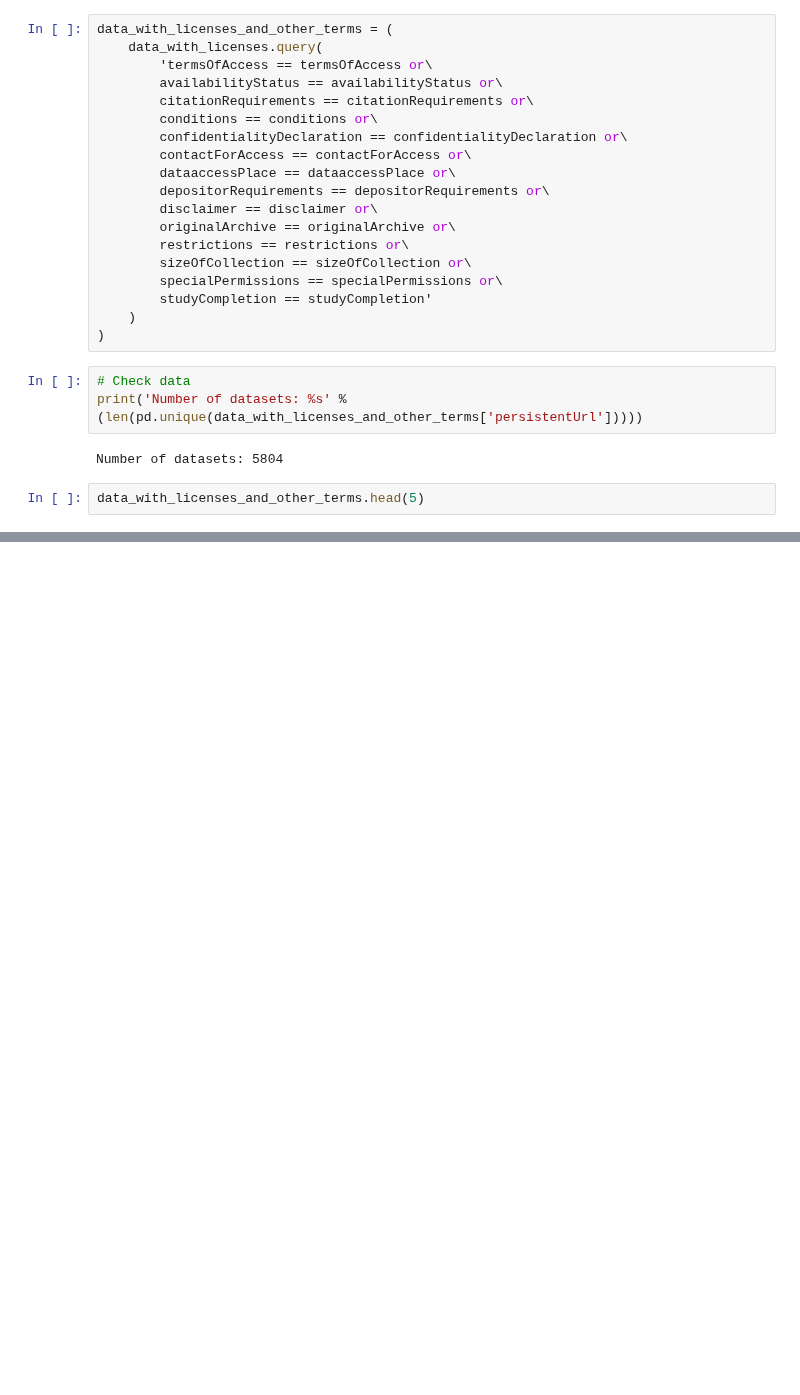
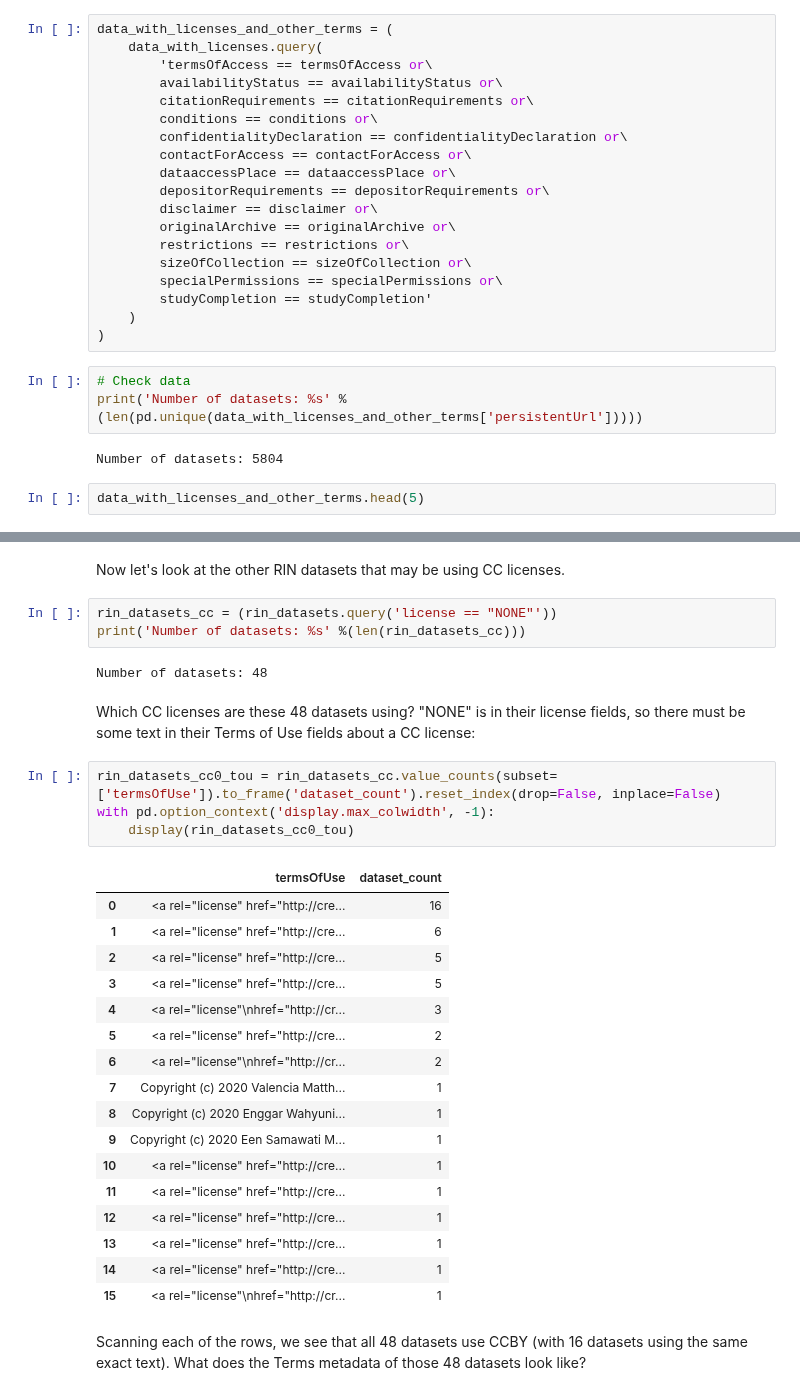
Before and after one commit to jggautier/ux-research-data-analysis, a Jupyter notebook: notebooks/Terms metadata in Dataverse repositories/Terms metadata in Dataverse repositories.ipynb, the cells around one changed output, grey strips where cells are left out. Cells and saved outputs as stored; diff of their text form; blank space fills up the shorter version.

```diff
--- a/notebooks/Terms metadata in Dataverse repositories/Terms metadata in Dataverse repositories.ipynb
+++ b/notebooks/Terms metadata in Dataverse repositories/Terms metadata in Dataverse repositories.ipynb
@@ -213,0 +256,33 @@ studyCompletion: 0
+# %% [markdown]
+Now let's look at the other RIN datasets that may be using CC licenses.
+# %%
+rin_datasets_cc = (rin_datasets.query('license == "NONE"'))
+print('Number of datasets: %s' %(len(rin_datasets_cc)))
+# %% [output]
+Number of datasets: 48
+# %% [markdown]
+Which CC licenses are these 48 datasets using? "NONE" is in their license fields, so there must be some text in their Terms of Use fields about a CC license:
+# %%
+rin_datasets_cc0_tou = rin_datasets_cc.value_counts(subset=['termsOfUse']).to_frame('dataset_count').reset_index(drop=False, inplace=False)
+with pd.option_context('display.max_colwidth', -1):
+    display(rin_datasets_cc0_tou)
+# %% [output]
+|  | termsOfUse | dataset_count |
+| 0 | <a rel="license" href="http://cre... | 16 |
+| 1 | <a rel="license" href="http://cre... | 6 |
+| 2 | <a rel="license" href="http://cre... | 5 |
+| 3 | <a rel="license" href="http://cre... | 5 |
+| 4 | <a rel="license"\nhref="http://cr... | 3 |
+| 5 | <a rel="license" href="http://cre... | 2 |
+| 6 | <a rel="license"\nhref="http://cr... | 2 |
+| 7 | Copyright (c) 2020 Valencia Matth... | 1 |
+| 8 | Copyright (c) 2020 Enggar Wahyuni... | 1 |
+| 9 | Copyright (c) 2020 Een Samawati M... | 1 |
+| 10 | <a rel="license" href="http://cre... | 1 |
+| 11 | <a rel="license" href="http://cre... | 1 |
+| 12 | <a rel="license" href="http://cre... | 1 |
+| 13 | <a rel="license" href="http://cre... | 1 |
+| 14 | <a rel="license" href="http://cre... | 1 |
+| 15 | <a rel="license"\nhref="http://cr... | 1 |
+# %% [markdown]
+Scanning each of the rows, we see that all 48 datasets use CCBY (with 16 datasets using the same exact text). What does the Terms metadata of those 48 datasets look like?
```
Also changed, not shown: parts of 31 cells of this notebook.
